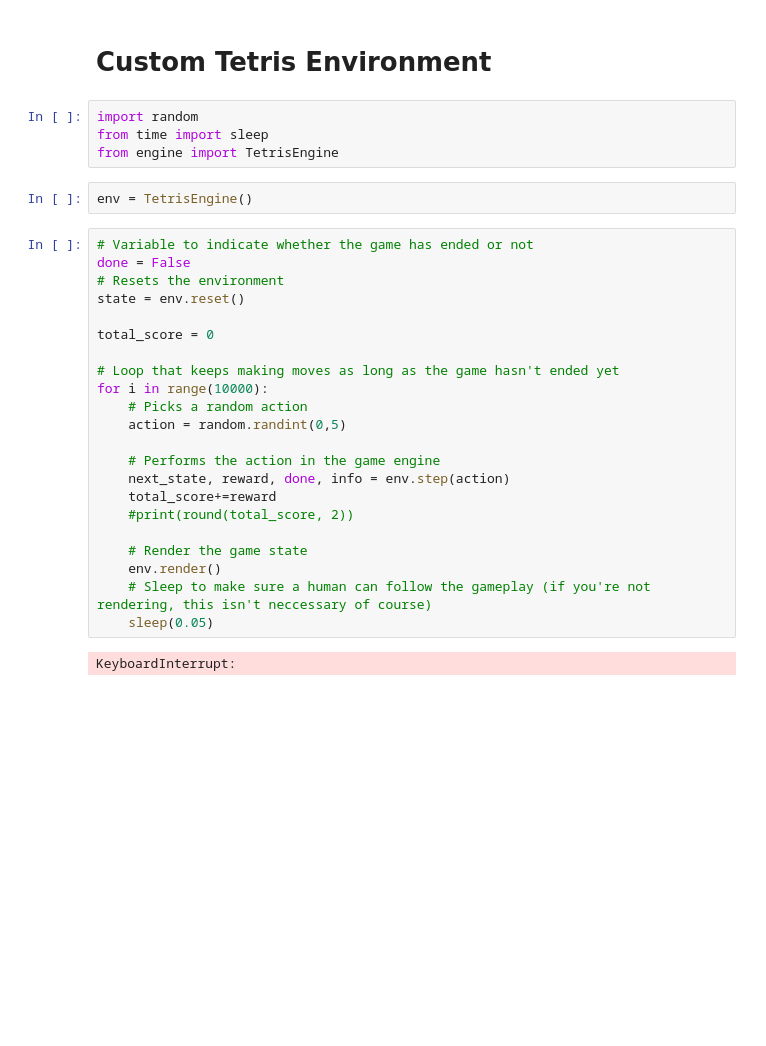
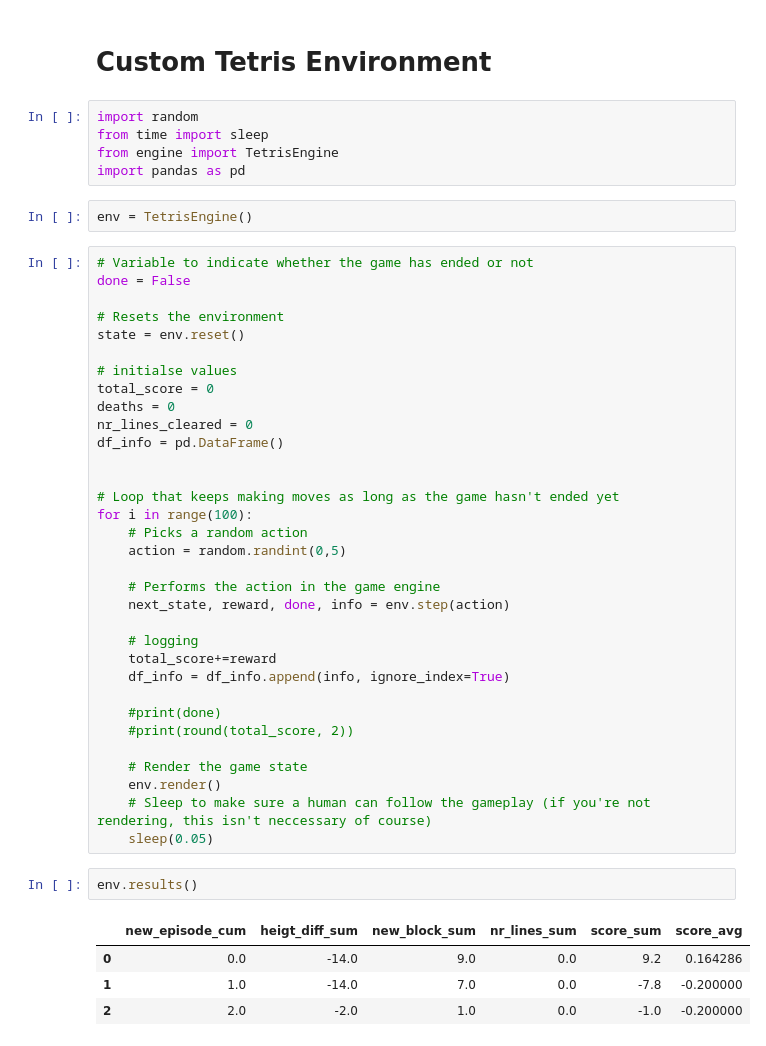
Before and after one commit to Bosmansc/custom_tetris_RL, a Jupyter notebook: custom_tetris.ipynb, the cells around one changed output. Saved outputs shown, nothing was run; the diff lists cells and outputs as text; blank space fills up the shorter version.

Commit message:
initial commits

```diff
--- a/custom_tetris.ipynb
+++ b/custom_tetris.ipynb
@@ -4,29 +4,46 @@
 import random
 from time import sleep
 from engine import TetrisEngine
+import pandas as pd
 # %%
 env = TetrisEngine()
 # %%
 # Variable to indicate whether the game has ended or not
 done = False
+
 # Resets the environment
 state = env.reset()
 
+# initialse values
 total_score = 0
+deaths = 0
+nr_lines_cleared = 0
+df_info = pd.DataFrame()
+
 
 # Loop that keeps making moves as long as the game hasn't ended yet
-for i in range(10000):
+for i in range(100):
     # Picks a random action
     action = random.randint(0,5)
 
     # Performs the action in the game engine
     next_state, reward, done, info = env.step(action)
+
+    # logging
     total_score+=reward
+    df_info = df_info.append(info, ignore_index=True)
+
+    #print(done)
     #print(round(total_score, 2))
 
     # Render the game state
     env.render()
     # Sleep to make sure a human can follow the gameplay (if you're not rendering, this isn't neccessary of course)
     sleep(0.05)
-# %% [output]
-KeyboardInterrupt:
+# %%
+env.results()
+# %% [output]
+|  | new_episode_cum | heigt_diff_sum | new_block_sum | nr_lines_sum | score_sum | score_avg |
+| 0 | 0.0 | -14.0 | 9.0 | 0.0 | 9.2 | 0.164286 |
+| 1 | 1.0 | -14.0 | 7.0 | 0.0 | -7.8 | -0.200000 |
+| 2 | 2.0 | -2.0 | 1.0 | 0.0 | -1.0 | -0.200000 |
```
Also changed, not shown: parts of 9 cells of this notebook, 5 other files.
